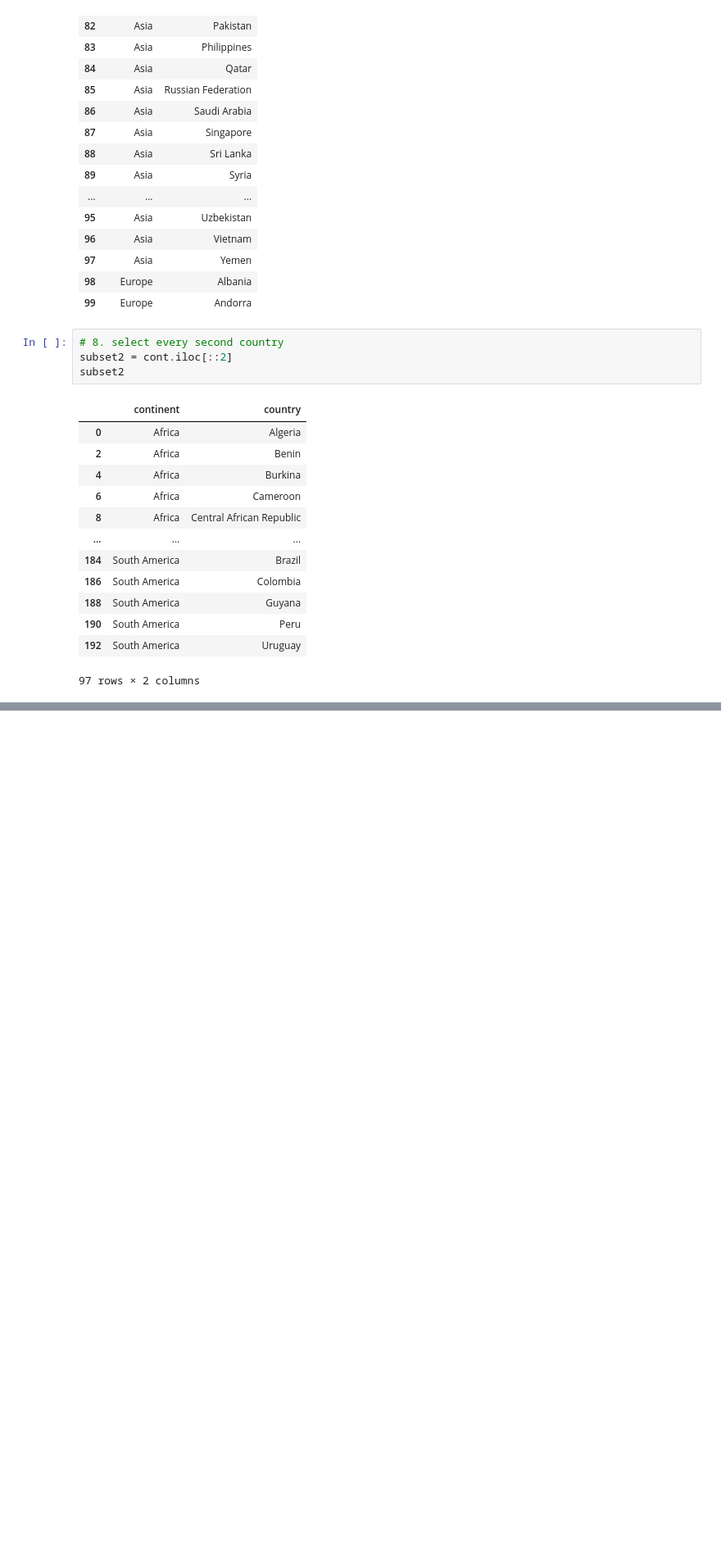
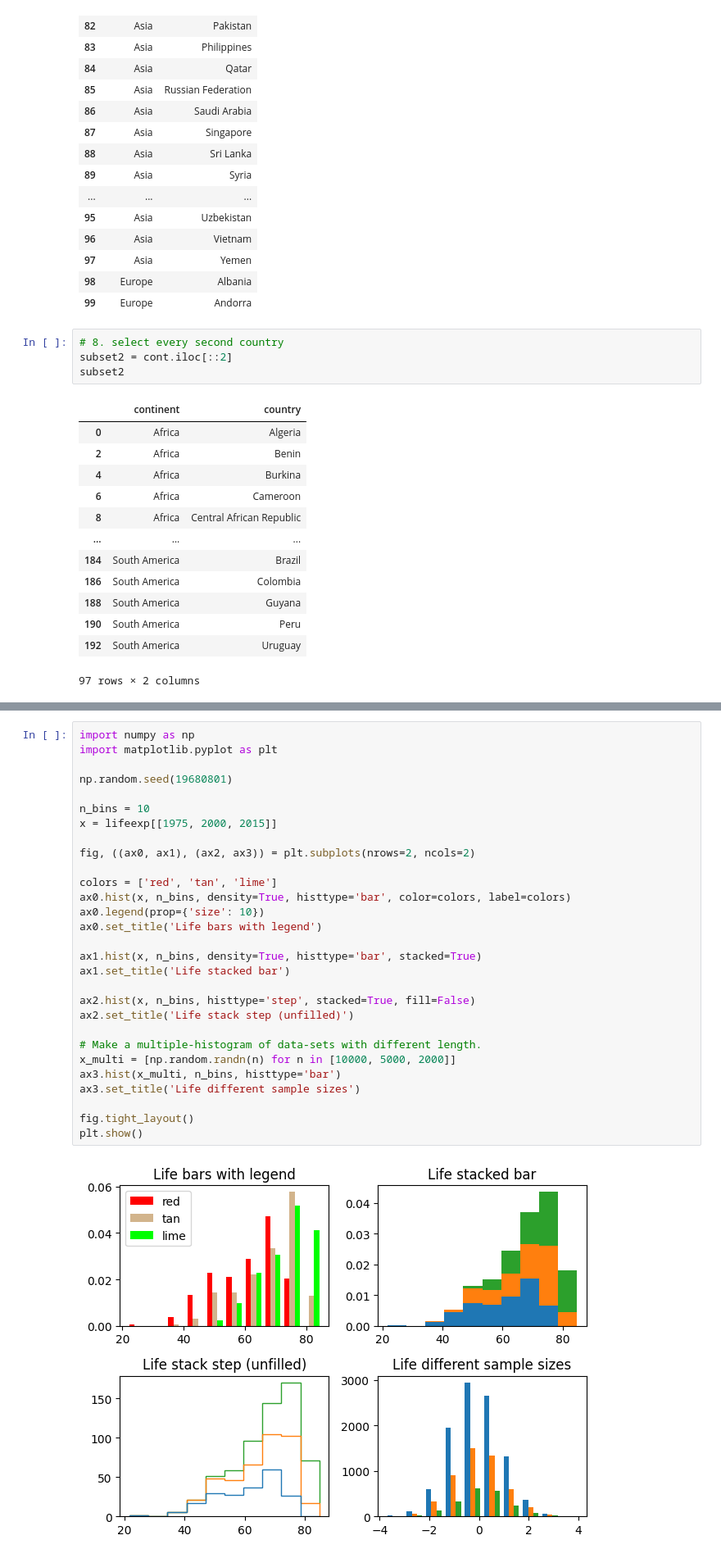
Before and after one commit to kith2909/data_models, a Jupyter notebook: pandas_intro.ipynb, the cells around one changed output, grey strips where cells are left out. Shown at 82% size. Drawn from its saved outputs; the diff is of its cells as text; blank space fills up the shorter version.

```diff
--- a/pandas_intro.ipynb
+++ b/pandas_intro.ipynb
@@ -383,0 +420,31 @@ subset2
+# %%
+import numpy as np
+import matplotlib.pyplot as plt
+
+np.random.seed(19680801)
+
+n_bins = 10
+x = lifeexp[[1975, 2000, 2015]]
+
+fig, ((ax0, ax1), (ax2, ax3)) = plt.subplots(nrows=2, ncols=2)
+
+colors = ['red', 'tan', 'lime']
+ax0.hist(x, n_bins, density=True, histtype='bar', color=colors, label=colors)
+ax0.legend(prop={'size': 10})
+ax0.set_title('Life bars with legend')
+
+ax1.hist(x, n_bins, density=True, histtype='bar', stacked=True)
+ax1.set_title('Life stacked bar')
+
+ax2.hist(x, n_bins, histtype='step', stacked=True, fill=False)
+ax2.set_title('Life stack step (unfilled)')
+
+# Make a multiple-histogram of data-sets with different length.
+x_multi = [np.random.randn(n) for n in [10000, 5000, 2000]]
+ax3.hist(x_multi, n_bins, histtype='bar')
+ax3.set_title('Life different sample sizes')
+
+fig.tight_layout()
+plt.show()
+# %% [output]
+[figure, added]
```
Also changed, not shown: parts of 5 cells of this notebook, 7 other files.
